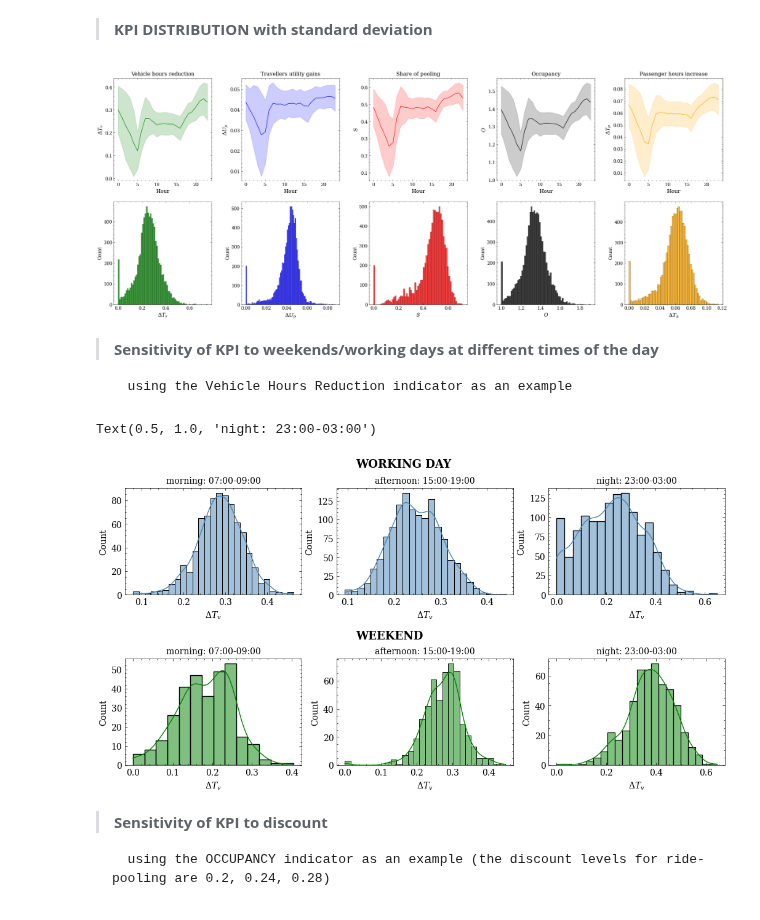
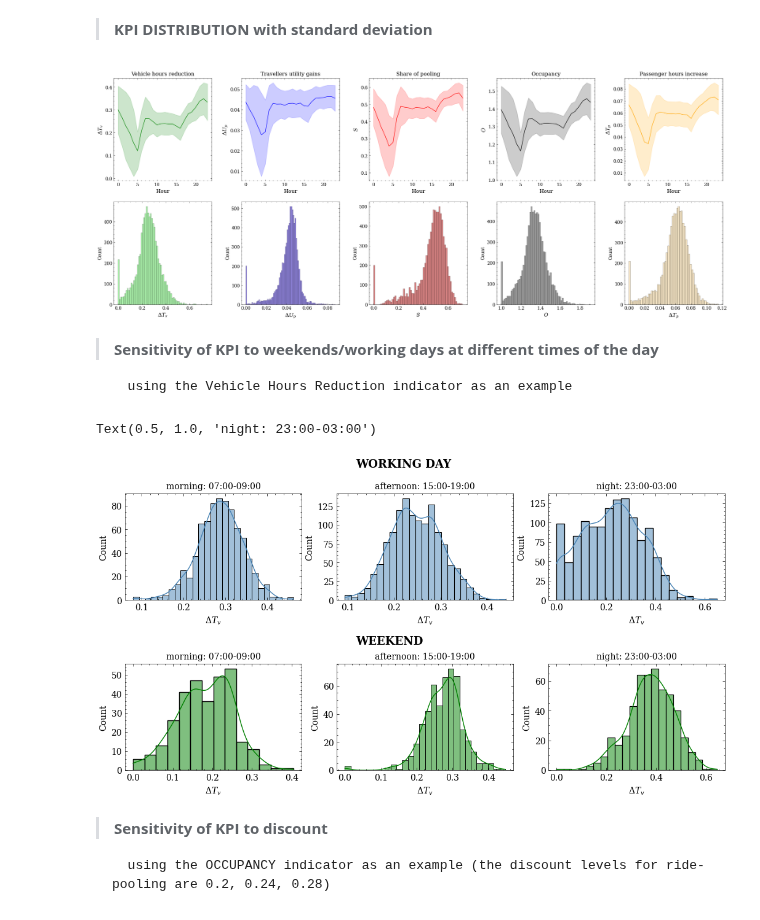
Before and after one commit to OlhaShulikaUJ/ExMAS-plotting, a Jupyter notebook: NYC KPI DA.ipynb, the cells around one changed output. Drawn from its saved outputs; the diff is of its cells as text; code cells hidden in the pictures.

```diff
--- a/NYC KPI DA.ipynb
+++ b/NYC KPI DA.ipynb
@@ -151,46 +151,46 @@ ax5.set_title("Passenger hours increase", fontsize=12)
 ax=ax6
 for d in df.shared_discount.unique():
     to_plot = df
-sns.histplot(data = to_plot, x = 'del_VehHourTrav', color='green', ax=ax)
+sns.histplot(data = to_plot, x = 'del_VehHourTrav', color='lightgreen', ax=ax)
 to_plot.Start_time.dt.dayofweek.unique()
 ax6.set_xlabel("$\Delta T_v$", fontsize=12)
 
 ax=ax7
 for d in df.shared_discount.unique():
     to_plot = df
-sns.histplot(data = to_plot, x = 'del_PassUtility', color='blue', ax=ax)
+sns.histplot(data = to_plot, x = 'del_PassUtility', color='slateblue', ax=ax)
 to_plot.Start_time.dt.dayofweek.unique()
 ax7.set_xlabel("$\Delta U_p$", fontsize=12)
 
 ax=ax8
 for d in df.shared_discount.unique():
     to_plot = df
-sns.histplot(data = to_plot, x = 'shared_ratio', color='red', ax=ax)
+sns.histplot(data = to_plot, x = 'shared_ratio', color='indianred', ax=ax)
 to_plot.Start_time.dt.dayofweek.unique()
 ax8.set_xlabel("$S$", fontsize=12)
 
 ax=ax9
 for d in df.shared_discount.unique():
     to_plot = df
-sns.histplot(data = to_plot, x = 'Occupancy', color='black', ax=ax)
+sns.histplot(data = to_plot, x = 'Occupancy', color='grey', ax=ax)
 to_plot.Start_time.dt.dayofweek.unique()
 ax9.set_xlabel("$O$", fontsize=12)
 
 ax=ax10
 for d in df.shared_discount.unique():
     to_plot = df
-sns.histplot(data = to_plot, x = 'del_PassHourTrav', color='orange', ax=ax)
+sns.histplot(data = to_plot, x = 'del_PassHourTrav', color='wheat', ax=ax)
 to_plot.Start_time.dt.dayofweek.unique()
 ax10.set_xlabel("$\Delta T_p$", fontsize=12)
 
 plt.subplots_adjust(left=0.125,
                     bottom=0.1,
                     right=1.2,
                     top=0.9,
                     wspace=0.3,
                     hspace=0.2)
 # %% [output]
-[figure, old version]
+[figure, new version]
 # %% [markdown]
 > **Sensitivity of KPI to weekends/working days at different times of the day**
 
@@ -206,7 +206,7 @@ ax4 = plt.subplot2grid((2,3), (1,0))
 ax5 = plt.subplot2grid((2,3), (1,1))
 ax6 = plt.subplot2grid((2,3), (1,2))
 
-plt.suptitle('WORKING DAY', ha='left', fontsize=13, fontweight='bold')
+plt.suptitle('WORKING DAY', ha='left', va='center', fontsize=13, fontweight='bold')
 plt.figtext(0.5, 0.5, 'WEEKEND', ha='left', va='center', fontsize=13, fontweight='bold')
 plt.subplots_adjust(left=0.125,
                     bottom=0.15,
@@ -274,7 +274,7 @@ ax6.set_xlabel("$\Delta T_v$")
 ax6.set_title("night: 23:00-03:00", fontsize=10)
 # %% [output]
 Text(0.5, 1.0, 'night: 23:00-03:00')
-[figure, old version]
+[figure, new version]
 # %% [markdown]
 > **Sensitivity of KPI to discount**
 
```
